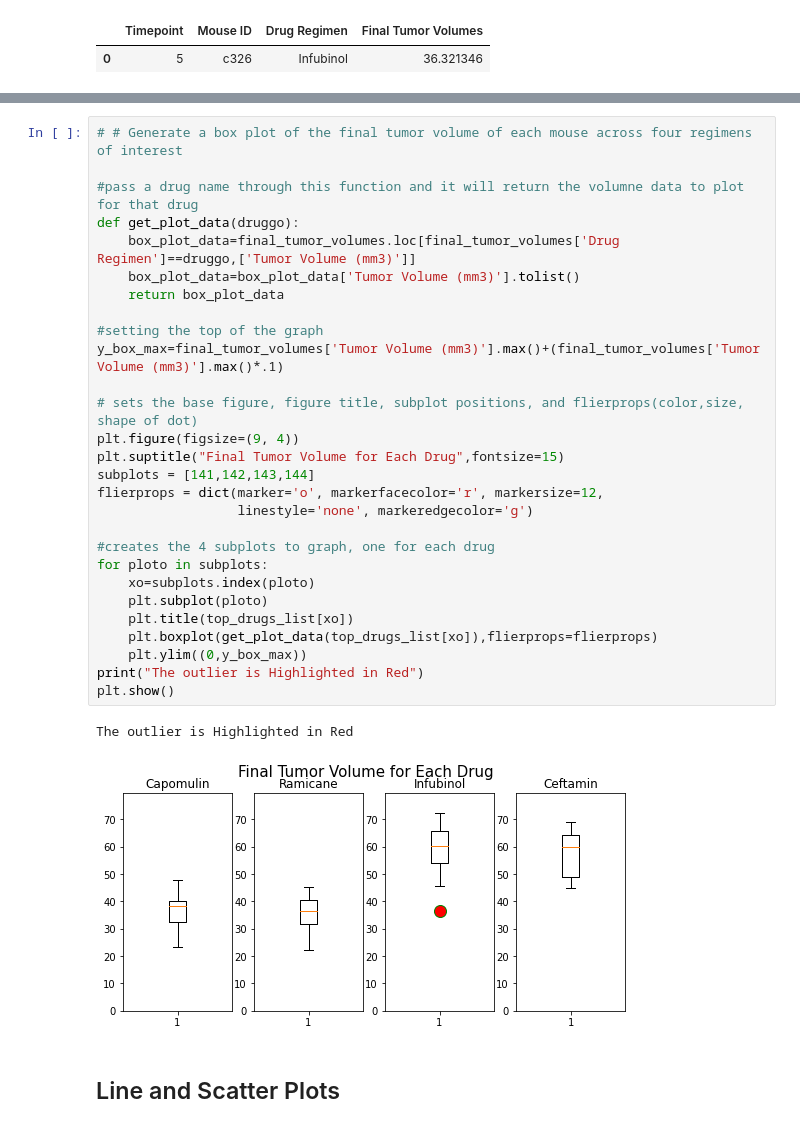
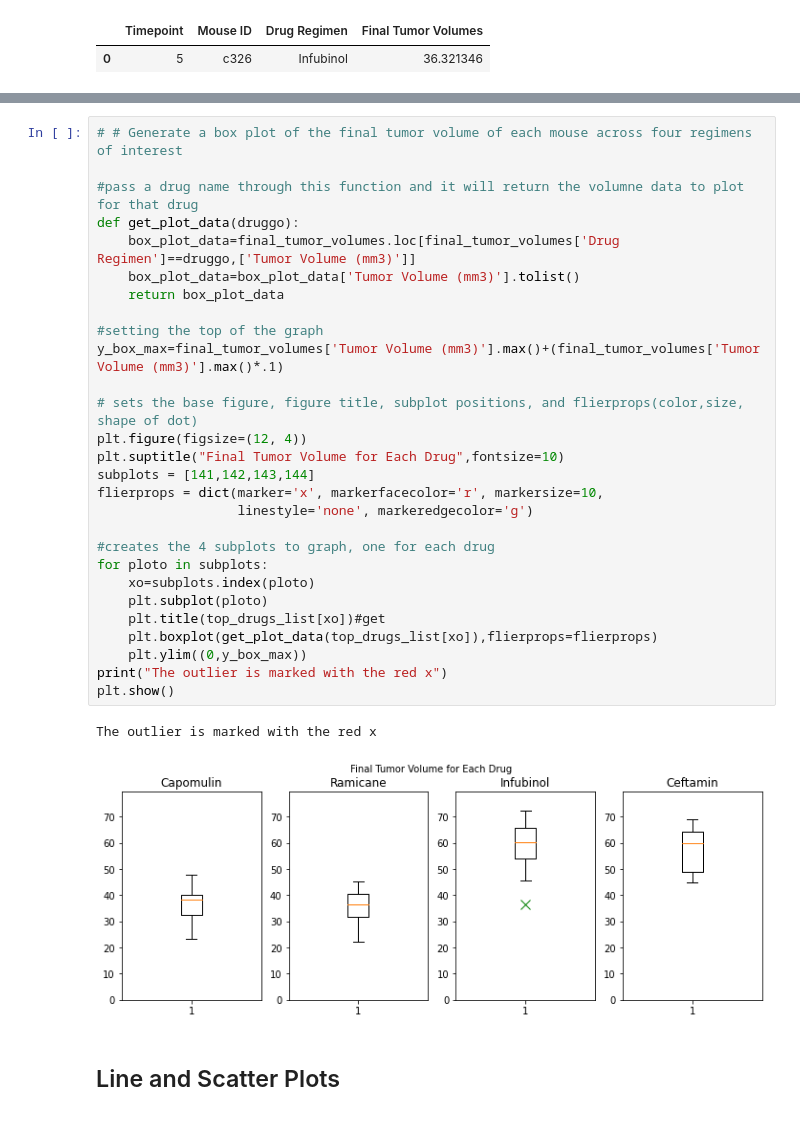
Before and after one commit to travisb98/Plotting_Pharmaceutical_Data, a Jupyter notebook: Pymaceuticals/pymaceuticals_starter.ipynb, the cells around one changed output, grey strips where cells are left out. Drawn from its saved outputs; the diff is of its cells as text.

```diff
--- a/Pymaceuticals/pymaceuticals_starter.ipynb
+++ b/Pymaceuticals/pymaceuticals_starter.ipynb
@@ -274,34 +291,34 @@ Mouse number c326 with an final tumor volume of 36.321345799999996 is an outlier
 # %%
 # # Generate a box plot of the final tumor volume of each mouse across four regimens of interest
 
 #pass a drug name through this function and it will return the volumne data to plot for that drug
 def get_plot_data(druggo):
     box_plot_data=final_tumor_volumes.loc[final_tumor_volumes['Drug Regimen']==druggo,['Tumor Volume (mm3)']]
     box_plot_data=box_plot_data['Tumor Volume (mm3)'].tolist()
     return box_plot_data
 
 #setting the top of the graph
 y_box_max=final_tumor_volumes['Tumor Volume (mm3)'].max()+(final_tumor_volumes['Tumor Volume (mm3)'].max()*.1)
 
 # sets the base figure, figure title, subplot positions, and flierprops(color,size, shape of dot)
-plt.figure(figsize=(9, 4))
-plt.suptitle("Final Tumor Volume for Each Drug",fontsize=15)
+plt.figure(figsize=(12, 4))
+plt.suptitle("Final Tumor Volume for Each Drug",fontsize=10)
 subplots = [141,142,143,144]
-flierprops = dict(marker='o', markerfacecolor='r', markersize=12,
+flierprops = dict(marker='x', markerfacecolor='r', markersize=10,
                   linestyle='none', markeredgecolor='g')
 
 #creates the 4 subplots to graph, one for each drug
 for ploto in subplots:
     xo=subplots.index(ploto)
     plt.subplot(ploto)
-    plt.title(top_drugs_list[xo])
+    plt.title(top_drugs_list[xo])#get
     plt.boxplot(get_plot_data(top_drugs_list[xo]),flierprops=flierprops)
     plt.ylim((0,y_box_max))
-print("The outlier is Highlighted in Red")
+print("The outlier is marked with the red x")
 plt.show()
 # %% [output]
-The outlier is Highlighted in Red
+The outlier is marked with the red x
-[figure, old version]
+[figure, new version]
 # %% [markdown]
 ## Line and Scatter Plots
 # %%
```
Also changed, not shown: parts of 7 cells of this notebook, 2 other files.
